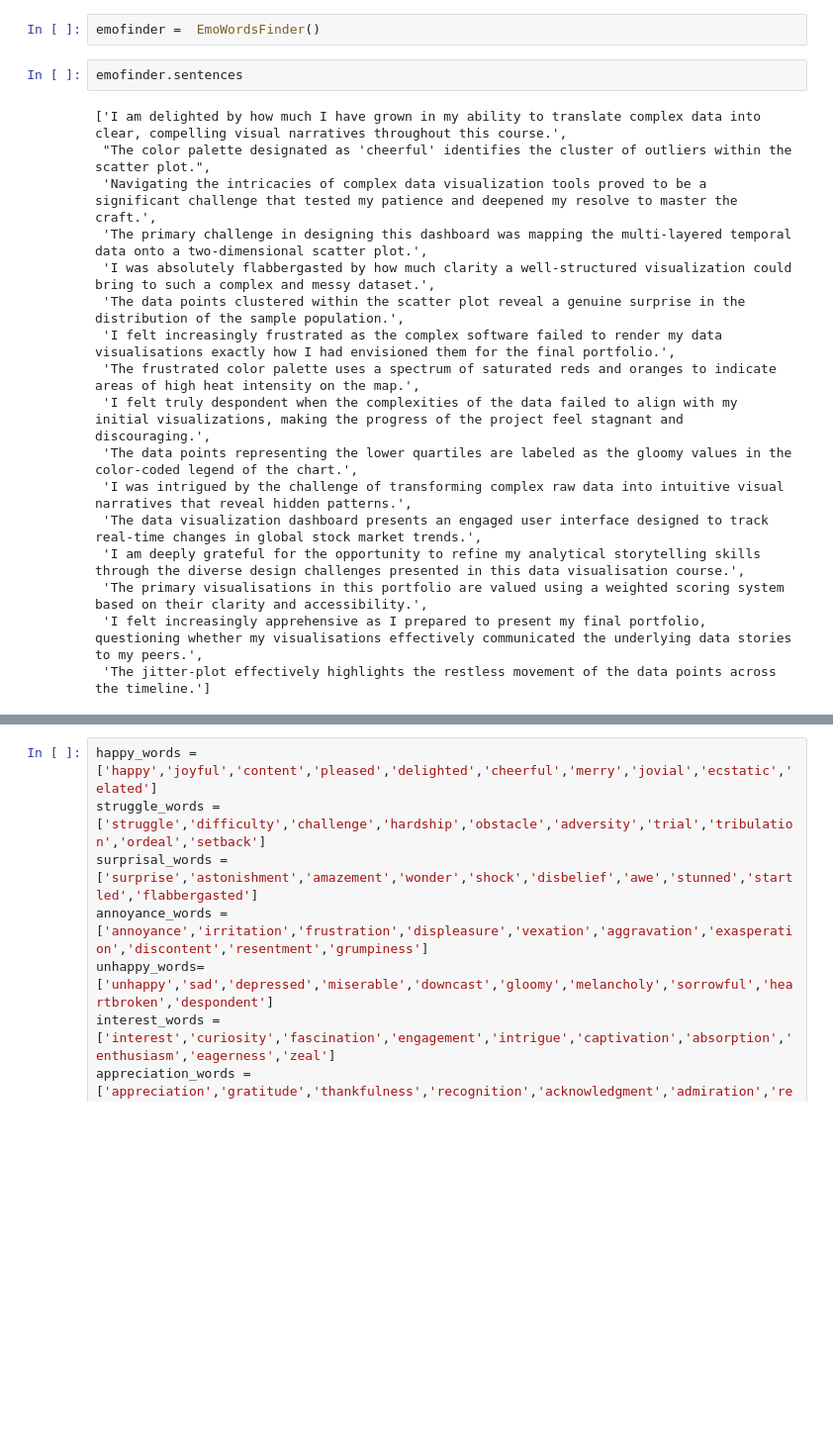
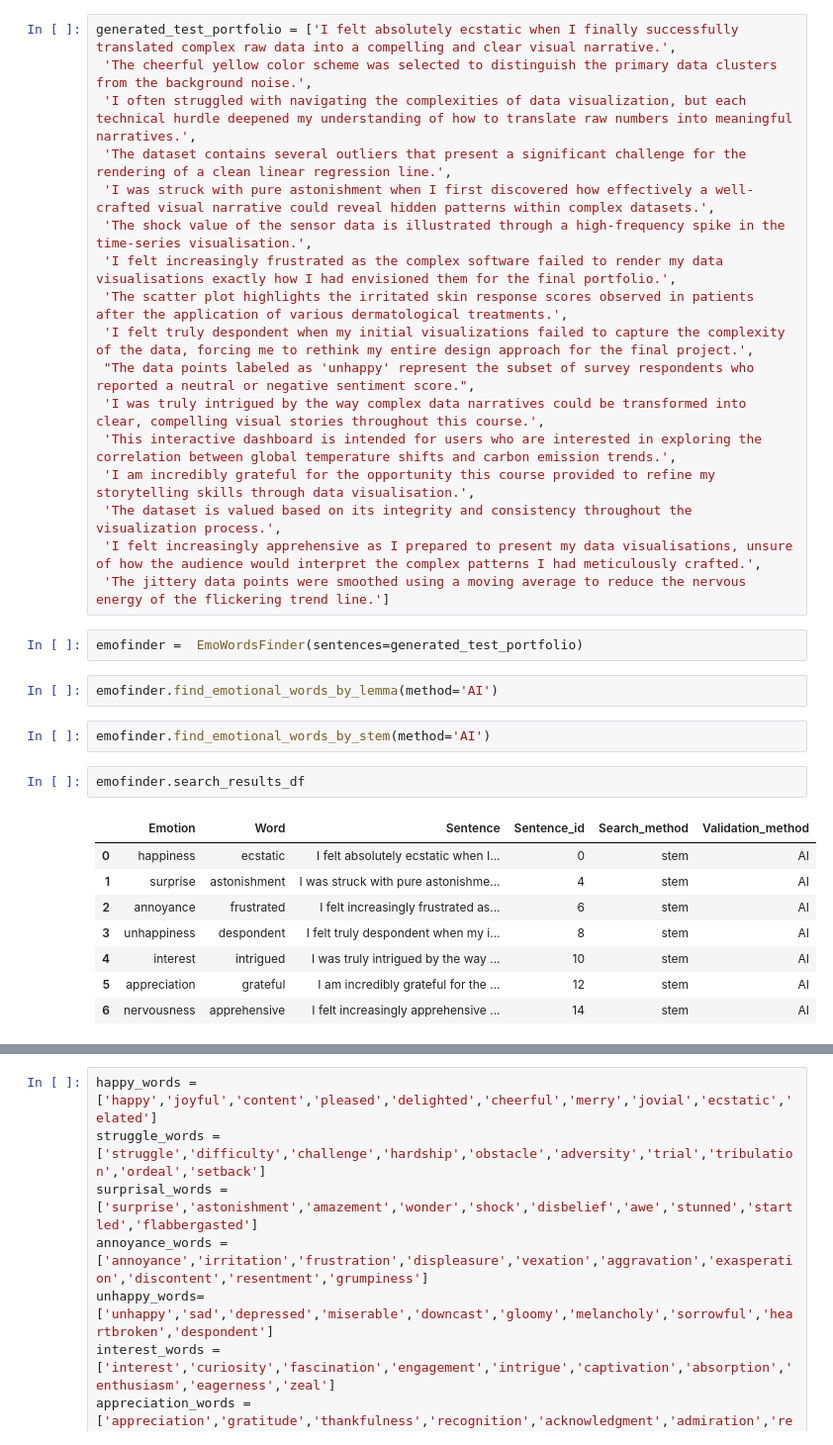
Before and after one commit to dglebowicz/choices2526-emo-words-search, a Jupyter notebook: emotional_words_gen.ipynb, the cells around one changed output, grey strips where cells are left out. Shown at 99% size. Drawn from its saved outputs; the diff is of its cells as text; blank space fills up the shorter version.

Commit message:
create a module with emo words finder class

```diff
--- a/emotional_words_gen.ipynb
+++ b/emotional_words_gen.ipynb
@@ -212,21 +291,34 @@ class EmoWordsFinder(EmoWordsBase):
+# %%
+generated_test_portfolio = ['I felt absolutely ecstatic when I finally successfully translated complex raw data into a compelling and clear visual narrative.',
+ 'The cheerful yellow color scheme was selected to distinguish the primary data clusters from the background noise.',
+ 'I often struggled with navigating the complexities of data visualization, but each technical hurdle deepened my understanding of how to translate raw numbers into meaningful narratives.',
+ 'The dataset contains several outliers that present a significant challenge for the rendering of a clean linear regression line.',
+ 'I was struck with pure astonishment when I first discovered how effectively a well-crafted visual narrative could reveal hidden patterns within complex datasets.',
+ 'The shock value of the sensor data is illustrated through a high-frequency spike in the time-series visualisation.',
+ 'I felt increasingly frustrated as the complex software failed to render my data visualisations exactly how I had envisioned them for the final portfolio.',
+ 'The scatter plot highlights the irritated skin response scores observed in patients after the application of various dermatological treatments.',
+ 'I felt truly despondent when my initial visualizations failed to capture the complexity of the data, forcing me to rethink my entire design approach for the final project.',
+ "The data points labeled as 'unhappy' represent the subset of survey respondents who reported a neutral or negative sentiment score.",
+ 'I was truly intrigued by the way complex data narratives could be transformed into clear, compelling visual stories throughout this course.',
+ 'This interactive dashboard is intended for users who are interested in exploring the correlation between global temperature shifts and carbon emission trends.',
+ 'I am incredibly grateful for the opportunity this course provided to refine my storytelling skills through data visualisation.',
+ 'The dataset is valued based on its integrity and consistency throughout the visualization process.',
+ 'I felt increasingly apprehensive as I prepared to present my data visualisations, unsure of how the audience would interpret the complex patterns I had meticulously crafted.',
+ 'The jittery data points were smoothed using a moving average to reduce the nervous energy of the flickering trend line.']
 # %%
-emofinder =  EmoWordsFinder()
+emofinder =  EmoWordsFinder(sentences=generated_test_portfolio)
-# %%
-emofinder.sentences
-# %% [output]
-['I am delighted by how much I have grown in my ability to translate complex data into clear, compelling visual narratives throughout this course.',
- "The color palette designated as 'cheerful' identifies the cluster of outliers within the scatter plot.",
- 'Navigating the intricacies of complex data visualization tools proved to be a significant challenge that tested my patience and deepened my resolve to master the craft.',
- 'The primary challenge in designing this dashboard was mapping the multi-layered temporal data onto a two-dimensional scatter plot.',
- 'I was absolutely flabbergasted by how much clarity a well-structured visualization could bring to such a complex and messy dataset.',
- 'The data points clustered within the scatter plot reveal a genuine surprise in the distribution of the sample population.',
- 'I felt increasingly frustrated as the complex software failed to render my data visualisations exactly how I had envisioned them for the final portfolio.',
- 'The frustrated color palette uses a spectrum of saturated reds and oranges to indicate areas of high heat intensity on the map.',
- 'I felt truly despondent when the complexities of the data failed to align with my initial visualizations, making the progress of the project feel stagnant and discouraging.',
- 'The data points representing the lower quartiles are labeled as the gloomy values in the color-coded legend of the chart.',
- 'I was intrigued by the challenge of transforming complex raw data into intuitive visual narratives that reveal hidden patterns.',
- 'The data visualization dashboard presents an engaged user interface designed to track real-time changes in global stock market trends.',
- 'I am deeply grateful for the opportunity to refine my analytical storytelling skills through the diverse design challenges presented in this data visualisation course.',
- 'The primary visualisations in this portfolio are valued using a weighted scoring system based on their clarity and accessibility.',
- 'I felt increasingly apprehensive as I prepared to present my final portfolio, questioning whether my visualisations effectively communicated the underlying data stories to my peers.',
- 'The jitter-plot effectively highlights the restless movement of the data points across the timeline.']
+# %%
+emofinder.find_emotional_words_by_lemma(method='AI')
+# %%
+emofinder.find_emotional_words_by_stem(method='AI')
+# %%
+emofinder.search_results_df
+# %% [output]
+|  | Emotion | Word | Sentence | Sentence_id | Search_method | Validation_method |
+| 0 | happiness | ecstatic | I felt absolutely ecstatic when I... | 0 | stem | AI |
+| 1 | surprise | astonishment | I was struck with pure astonishme... | 4 | stem | AI |
+| 2 | annoyance | frustrated | I felt increasingly frustrated as... | 6 | stem | AI |
+| 3 | unhappiness | despondent | I felt truly despondent when my i... | 8 | stem | AI |
+| 4 | interest | intrigued | I was truly intrigued by the way ... | 10 | stem | AI |
+| 5 | appreciation | grateful | I am incredibly grateful for the ... | 12 | stem | AI |
+| 6 | nervousness | apprehensive | I felt increasingly apprehensive ... | 14 | stem | AI |
```
Also changed, not shown: parts of 8 cells of this notebook, 1 other file.
